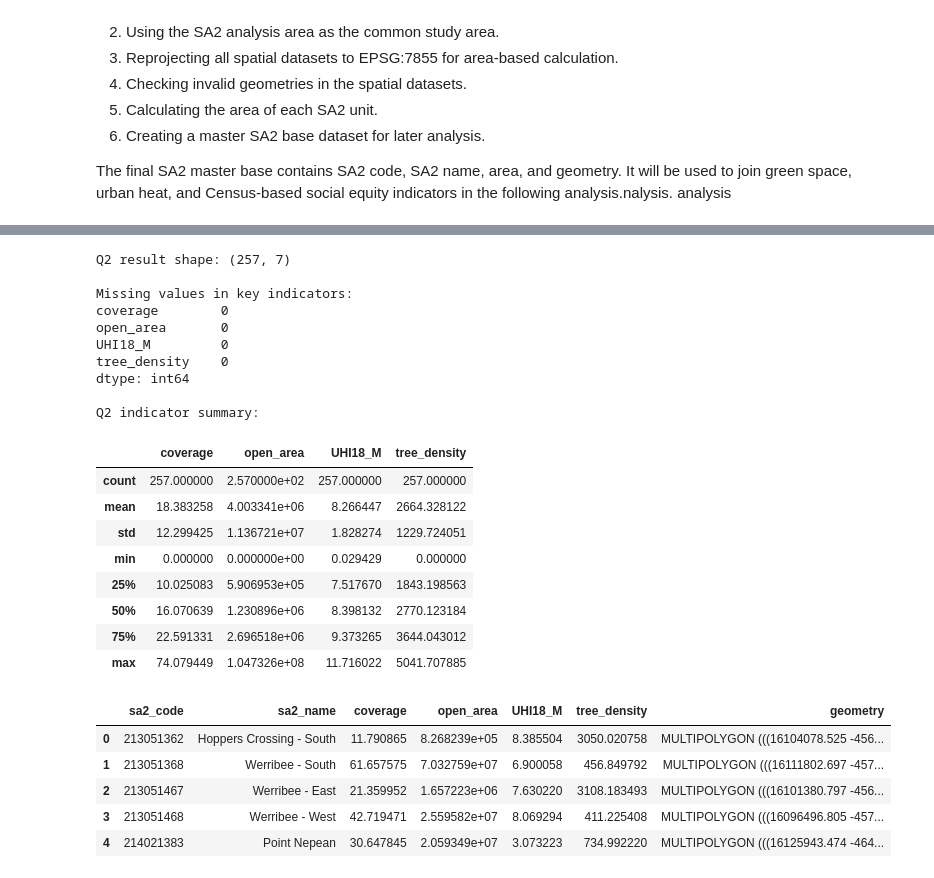
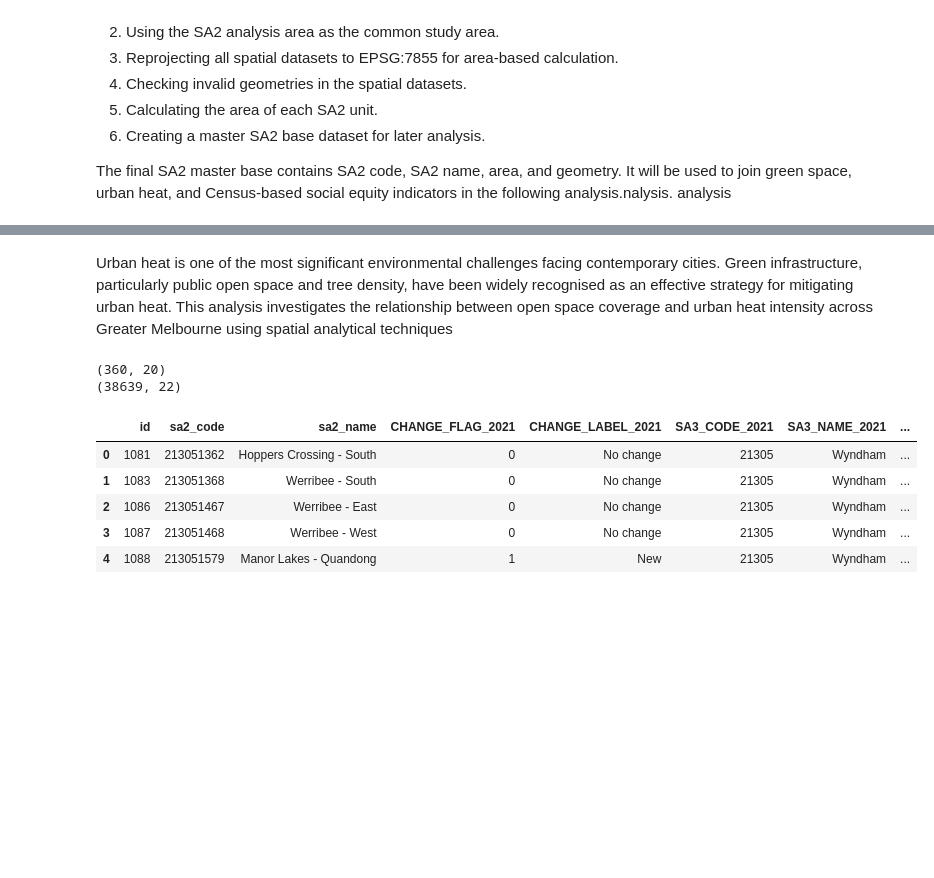
Before and after one commit to Ying7788/geom90006_a4, a Jupyter notebook: notebooks/A4_GreenSpace_UrbanHeat_Equity.ipynb.ipynb, the cells around one changed output, grey strips where cells are left out. Saved outputs shown, nothing was run; the diff lists cells and outputs as text; code cells hidden in the pictures; blank space fills up the shorter version.

```diff
--- a/notebooks/A4_GreenSpace_UrbanHeat_Equity.ipynb.ipynb
+++ b/notebooks/A4_GreenSpace_UrbanHeat_Equity.ipynb.ipynb
@@ -214,49 +220,20 @@ Q2 green space and urban heat result: (257, 7)
+# %% [markdown]
+Urban heat is one of the most significant environmental challenges facing contemporary cities. Green infrastructure, particularly public open space and tree density, have been widely recognised as an effective strategy for mitigating urban heat. This analysis investigates the relationship between open space coverage and urban heat intensity across Greater Melbourne using spatial analytical techniques
 # %%
-# Check and clean completed Q2 result
+# Use prepared datasets from the main notebook
 
-q2 = q2.copy()
+sa2 = sa2_analysis.copy()
+open_space = open_space.copy()
 
-# Make sure SA2 code is string for later joins
-q2["sa2_code"] = q2["sa2_code"].astype(str)
-
-# Make sure key indicators are numeric
-numeric_cols = ["coverage", "open_area", "UHI18_M", "tree_density"]
-
-for col in numeric_cols:
-    q2[col] = pd.to_numeric(q2[col], errors="coerce")
-
-# Basic check
-print("Q2 result shape:", q2.shape)
-print("\nMissing values in key indicators:")
-print(q2[numeric_cols].isna().sum())
-
-print("\nQ2 indicator summary:")
-display(q2[numeric_cols].describe())
-
-q2.head()
+print(sa2.shape)
+print(open_space.shape)
+sa2.head()
 # %% [output]
-Q2 result shape: (257, 7)
-
-Missing values in key indicators:
-coverage        0
-open_area       0
-UHI18_M         0
-tree_density    0
-dtype: int64
-
-Q2 indicator summary:
+(360, 20)
+(38639, 22)
-|  | coverage | open_area | UHI18_M | tree_density |
-| count | 257.000000 | 2.570000e+02 | 257.000000 | 257.000000 |
-| mean | 18.383258 | 4.003341e+06 | 8.266447 | 2664.328122 |
-| std | 12.299425 | 1.136721e+07 | 1.828274 | 1229.724051 |
-| min | 0.000000 | 0.000000e+00 | 0.029429 | 0.000000 |
-| 25% | 10.025083 | 5.906953e+05 | 7.517670 | 1843.198563 |
-| 50% | 16.070639 | 1.230896e+06 | 8.398132 | 2770.123184 |
-| 75% | 22.591331 | 2.696518e+06 | 9.373265 | 3644.043012 |
-| max | 74.079449 | 1.047326e+08 | 11.716022 | 5041.707885 |
+|  | id | sa2_code | sa2_name | CHANGE_FLAG_2021 | CHANGE_LABEL_2021 | SA3_CODE_2021 | SA3_NAME_2021 | ... |
+| 0 | 1081 | 213051362 | Hoppers Crossing - South | 0 | No change | 21305 | Wyndham | ... |
+| 1 | 1083 | 213051368 | Werribee - South | 0 | No change | 21305 | Wyndham | ... |
+| 2 | 1086 | 213051467 | Werribee - East | 0 | No change | 21305 | Wyndham | ... |
+| 3 | 1087 | 213051468 | Werribee - West | 0 | No change | 21305 | Wyndham | ... |
+| 4 | 1088 | 213051579 | Manor Lakes - Quandong | 1 | New | 21305 | Wyndham | ... |
-|  | sa2_code | sa2_name | coverage | open_area | UHI18_M | tree_density | geometry |
-| 0 | 213051362 | Hoppers Crossing - South | 11.790865 | 8.268239e+05 | 8.385504 | 3050.020758 | MULTIPOLYGON (((16104078.525 -456... |
-| 1 | 213051368 | Werribee - South | 61.657575 | 7.032759e+07 | 6.900058 | 456.849792 | MULTIPOLYGON (((16111802.697 -457... |
-| 2 | 213051467 | Werribee - East | 21.359952 | 1.657223e+06 | 7.630220 | 3108.183493 | MULTIPOLYGON (((16101380.797 -456... |
-| 3 | 213051468 | Werribee - West | 42.719471 | 2.559582e+07 | 8.069294 | 411.225408 | MULTIPOLYGON (((16096496.805 -457... |
-| 4 | 214021383 | Point Nepean | 30.647845 | 2.059349e+07 | 3.073223 | 734.992220 | MULTIPOLYGON (((16125943.474 -464... |
```
Also changed, not shown: parts of 108 cells of this notebook, 21 other files.
